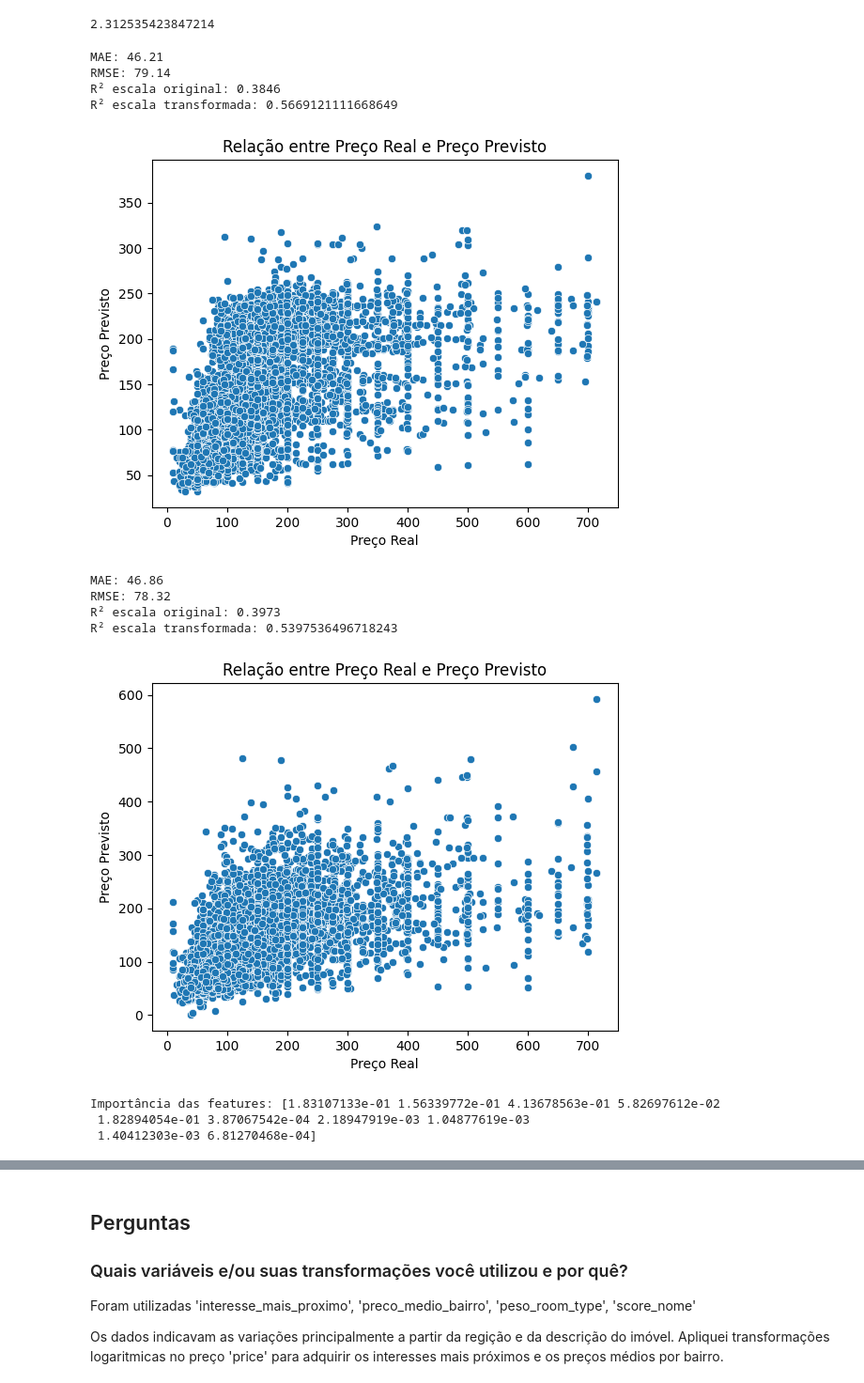
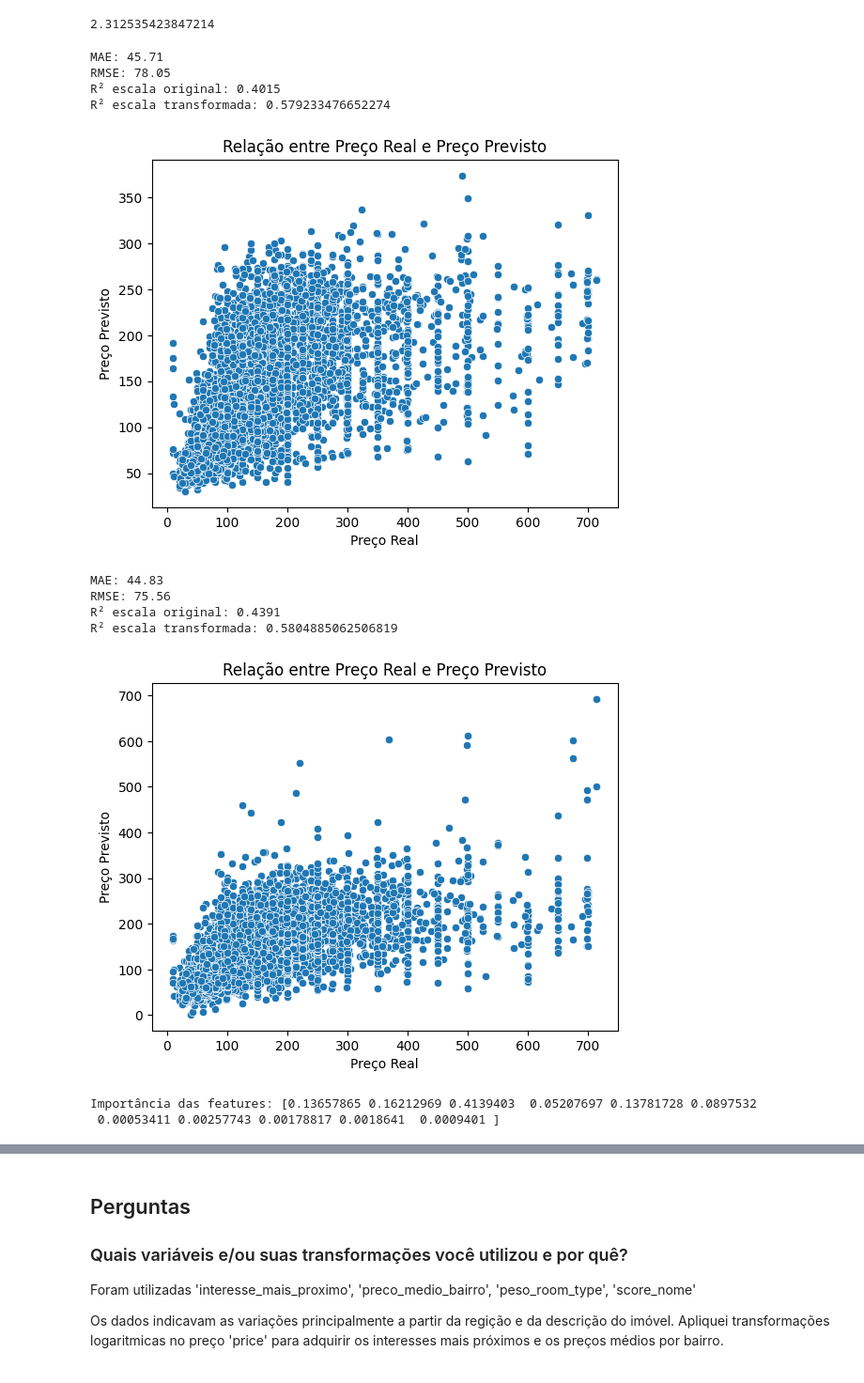
Before and after one commit to GarthTeixeira/light-house-project-DC, a Jupyter notebook: modelo.ipynb, the cells around one changed output, grey strips where cells are left out. Shown at 94% size. Drawn from its saved outputs; the diff is of its cells as text; code cells hidden in the pictures.

```diff
--- a/modelo.ipynb
+++ b/modelo.ipynb
@@ -245,7 +245,7 @@ Algumas áreas podem ser de interesse e outras não...
 areas_evitadas = [
     centroides_por_regiao_cluster['Manhattan'][0], centroides_por_regiao_cluster['Bronx'][0],
     centroides_por_regiao_cluster['Brooklyn'][1], centroides_por_regiao_cluster['Bronx'][2],
-    centroides_por_regiao_cluster['Staten Island'][0],centroides_por_regiao_cluster['Staten Island'][1],centroides_por_regiao_cluster['Staten Island'][2],
+    centroides_por_regiao_cluster['Staten Island'][0],centroides_por_regiao_cluster['Staten Island'][2],
     centroides_por_regiao_cluster['Queens'][0], centroides_por_regiao_cluster['Queens'][2],centroides_por_regiao_cluster['Bronx'][1],
     ]
 
@@ -306,7 +306,7 @@ Agora o preço médio de cada bairro consiguira exercer uma influência nas regi
 
 O tipo de quarto tem uma influência forte no preço, pois ele determina o espaço e comodidade do hóspede ou morador. Portanto seguiremos o padrão 'Entrie room/apt' > 'Private room' > 'Shared room'. Vamos usar essa abordagem por adicionar um pouco de conhecimento de heurística, considerando essa ordam e utilizar uma pontuação para cada tipo, depois calcularemos a correlação
 # %%
-room_type_pesos = {'Entire home/apt': 0.9, 'Private room': 0.41, 'Shared room': 0.21}
+room_type_pesos = {'Entire home/apt': 0.9, 'Private room': 0.41, 'Shared room': 0.21, 'Hotel room': 0.01}
 
 data_apartments_transformada['peso_room_type'] = data_apartments['room_type'].map(room_type_pesos)
 print(data_apartments_transformada[['price_log','price', 'peso_room_type']].corr())
@@ -492,7 +492,7 @@ import seaborn as sns
 data_apartments_to_model = data_apartments_transformada[data_apartments_transformada['id'] != 2595]
 data_apartments_to_model = data_apartments_to_model[data_apartments_to_model['price_log'] < preco_maximo]
 
-features = ['interesse_mais_proximo', 'preco_medio_bairro', 'peso_room_type', 'score_nome', 'areas_evitadas']
+features = ['interesse_mais_proximo', 'preco_medio_bairro', 'peso_room_type', 'score_nome', 'areas_evitadas', 'disponibilidade_365']
 features += [col for col in data_apartments_to_model.columns if col.startswith("bairro_group_weigth_")]  # Adicionar pesos das regiões
 
 X = data_apartments_to_model[features]
@@ -504,38 +504,38 @@ X_poly = poly.fit_transform(X)
 
 
 X_treino, X_test, Y_treino, Y_test = train_test_split(X, Y, test_size=0.2, random_state=42)
 
 modelo_linear = LinearRegression()
 modelo_linear.fit(X_treino, Y_treino)
 
 y_pred_log = modelo_linear.predict(X_test)
 
 y_pred_price = np.exp(y_pred_log) - c
 y_test_price = np.exp(Y_test) - c
 # Avaliação do modelo
 
 mae = mean_absolute_error(y_test_price, y_pred_price)
 mse = mean_squared_error(y_test_price, y_pred_price)
 rmse = np.sqrt(mse)
 r2 = r2_score(y_test_price, y_pred_price)
 
 print(f"MAE: {mae:.2f}")
 print(f"RMSE: {rmse:.2f}")
 print(f"R² escala original: {r2:.4f}")
 
 print(f"R² escala transformada: {modelo_linear.score(X_test, Y_test)}")
 
 sns.scatterplot(x=y_test_price, y=y_pred_price)
 plt.xlabel("Preço Real")
 plt.ylabel("Preço Previsto")
 plt.title("Relação entre Preço Real e Preço Previsto")
 plt.show()
 # %% [output]
-MAE: 46.21
-RMSE: 79.14
-R² escala original: 0.3846
-R² escala transformada: 0.5669121111668649
+MAE: 45.71
+RMSE: 78.05
+R² escala original: 0.4015
+R² escala transformada: 0.579233476652274
-[figure, old version]
+[figure, new version]
 # %%
 from sklearn.ensemble import RandomForestRegressor
 
@@ -568,14 +568,13 @@ plt.show()
 importances = forest.feature_importances_
 print("Importância das features:", importances)
 # %% [output]
-MAE: 46.86
-RMSE: 78.32
-R² escala original: 0.3973
-R² escala transformada: 0.5397536496718243
+MAE: 44.83
+RMSE: 75.56
+R² escala original: 0.4391
+R² escala transformada: 0.5804885062506819
-[figure, old version]
+[figure, new version]
-Importância das features: [1.83107133e-01 1.56339772e-01 4.13678563e-01 5.82697612e-02
- 1.82894054e-01 3.87067542e-04 2.18947919e-03 1.04877619e-03
- 1.40412303e-03 6.81270468e-04]
+Importância das features: [0.13657865 0.16212969 0.4139403  0.05207697 0.13781728 0.0897532
+ 0.00053411 0.00257743 0.00178817 0.0018641  0.0009401 ]
 # %%
 from tensorflow.keras.models import Sequential
 from tensorflow.keras.layers import Dense
```
Also changed, not shown: parts of 6 cells of this notebook, 8 other files.
